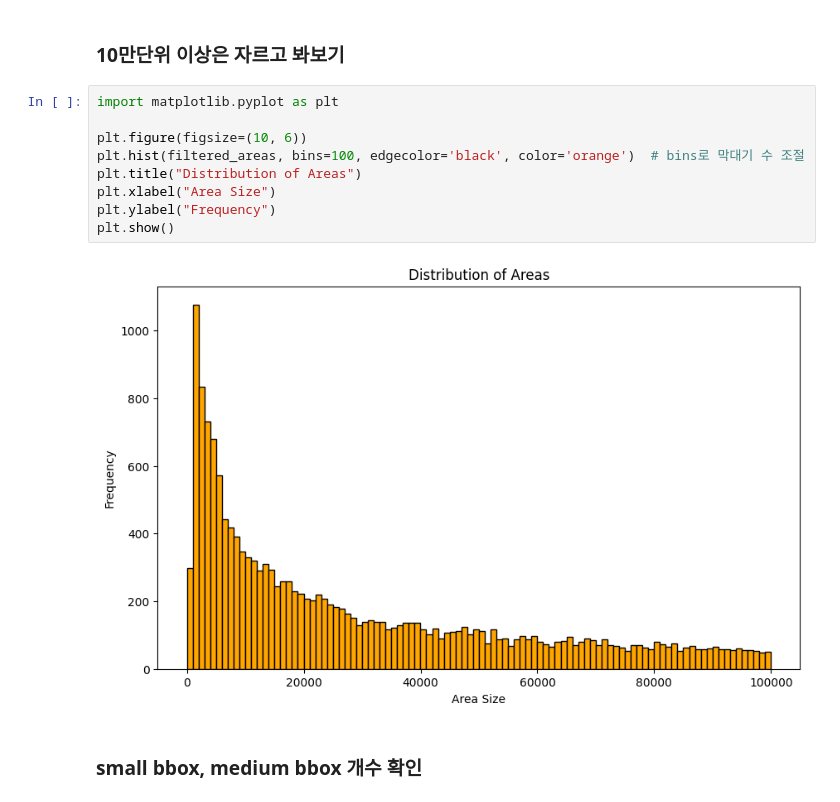
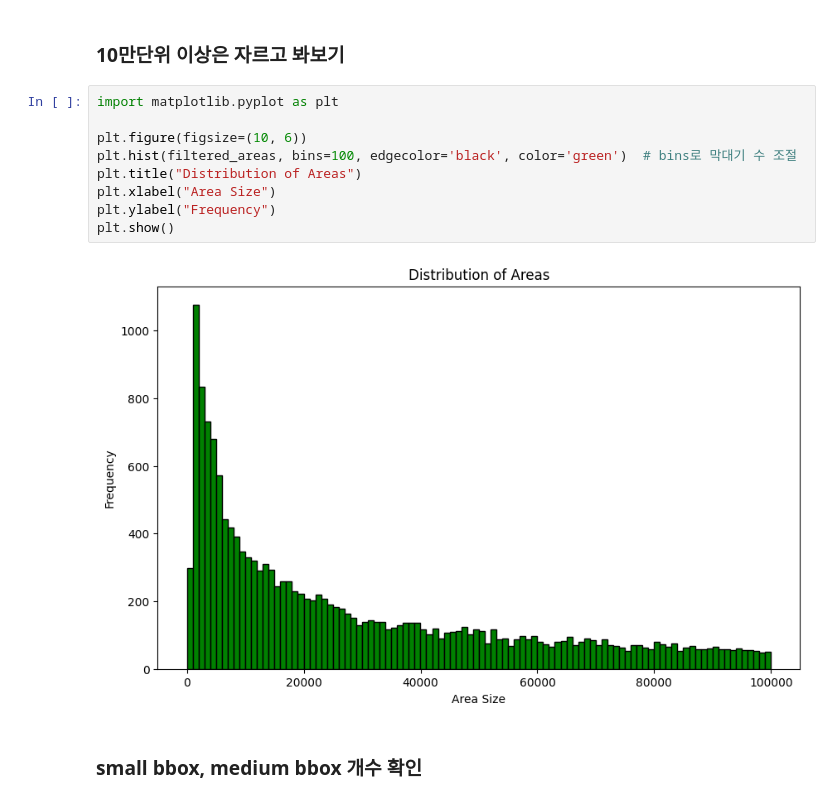
Before and after one commit to kkyungyoon/level2-objectdetection-cv-01, a Jupyter notebook: bbox_eda.ipynb, the cells around one changed output. Drawn from its saved outputs; the diff is of its cells as text.

```diff
--- a/bbox_eda.ipynb
+++ b/bbox_eda.ipynb
@@ -78,14 +53,14 @@ array([10402.56, 26259.36, 69096.17, ..., 57309.72,  1772.74, 53008.67])
 # %%
 import matplotlib.pyplot as plt
 
 plt.figure(figsize=(10, 6))
-plt.hist(filtered_areas, bins=100, edgecolor='black', color='orange')  # bins로 막대기 수 조절
+plt.hist(filtered_areas, bins=100, edgecolor='black', color='green')  # bins로 막대기 수 조절
 plt.title("Distribution of Areas")
 plt.xlabel("Area Size")
 plt.ylabel("Frequency")
 plt.show()
 # %% [output]
-[figure, old version]
+[figure, new version]
 # %% [markdown]
 ### small bbox, medium bbox 개수 확인
 # %%
```
Also changed, not shown: parts of 6 cells of this notebook, 1 other file.
